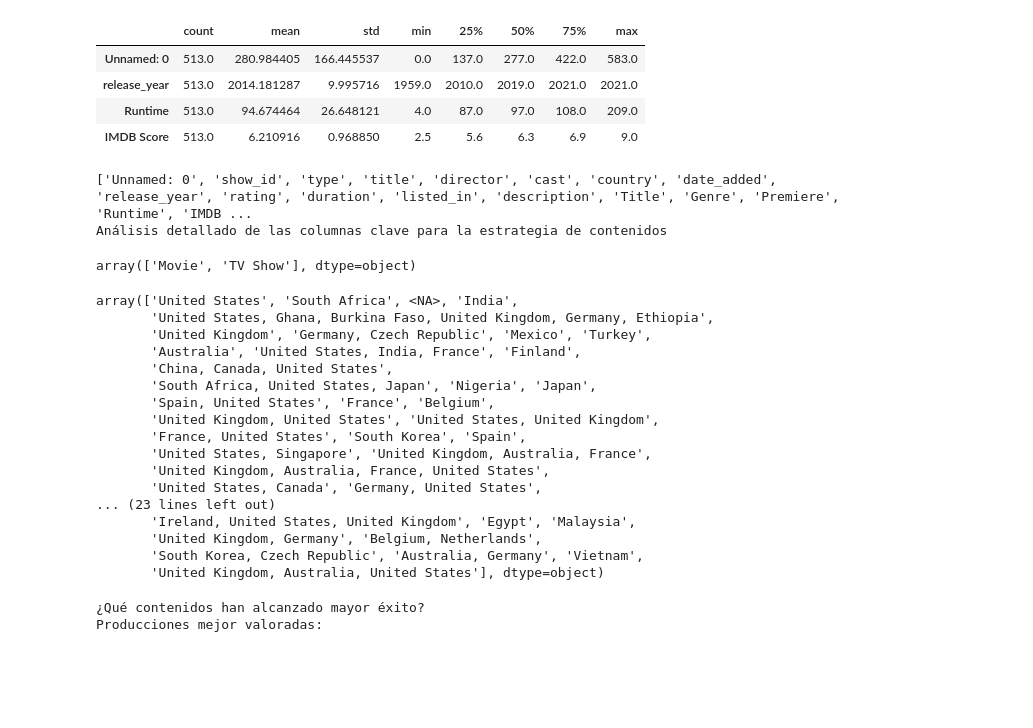
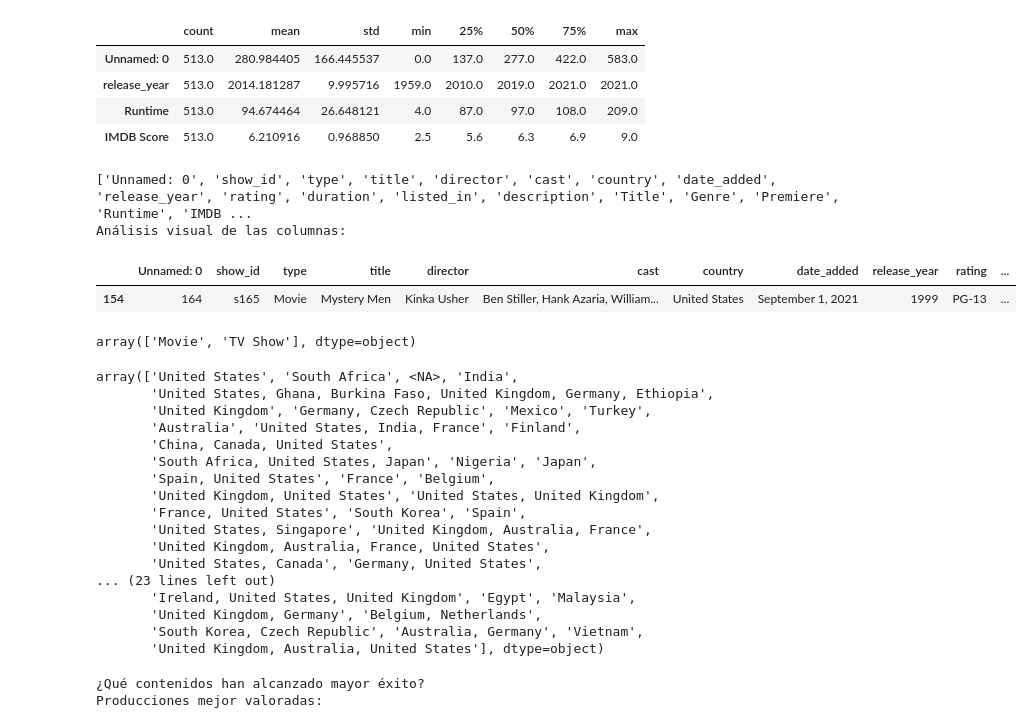
Before and after one commit to fatimaef/laboratorio-Pandas_produccionesdeNetflix, a Jupyter notebook: laboratorio-Pandas_Netflixproducciones/labPandas_Netflix_eda.ipynb, the cells around one changed output. Saved outputs shown, nothing was run; the diff lists cells and outputs as text; code cells hidden in the pictures; blank space fills up the shorter version.

```diff
--- a/laboratorio-Pandas_Netflixproducciones/labPandas_Netflix_eda.ipynb
+++ b/laboratorio-Pandas_Netflixproducciones/labPandas_Netflix_eda.ipynb
@@ -1,21 +1,21 @@
+# %%
+import pandas as pd
+
+# Cargar el archivo CSV
+df_netflix_edaproducciones = pd.read_csv(r"C:\Users\fatim\Hackio\Laboratorios\Pandaslab\laboratorio-Pandas-produccionesdeNetflix\laboratorio-Pandas_produccionesdeNetflix\laboratorio-Pandas_Netflixproducciones\data.netflix.csv")
+
+# Configurar Pandas para mostrar todas las filas y columnas de nuestro conjunto de datos
+pd.set_option('display.max_columns', None)
+pd.set_option('display.max_rows', None)
 # %%
-import pandas as pd
-
-# Cargar el archivo CSV
-df_netflix_edaproducciones = pd.read_csv(r"C:\Users\fatim\Downloads\laboratorio-Pandas_Netflixproducciones\data.netflix.csv")
-
-# Configurar Pandas para mostrar todas las filas y columnas de nuestro conjunto de datos
-pd.set_option('display.max_columns', None)
-pd.set_option('display.max_rows', None)
-
 # Mostrar los DataFrame completos a través de display(df_netflix_edaproducciones) para darle un formato más visual que el que devuelve print
 print("#### Dataframe de todas las producciones de Netflix ####")
-display(df_netflix_edaproducciones_info = {
+df_netflix_edaproducciones_info = {
     "Head": df_netflix_edaproducciones.head(),  # First few rows of the dataset
     "Shape": df_netflix_edaproducciones.shape,  # Dimensions of the dataset
     "Columns": df_netflix_edaproducciones.columns.tolist(),  # List of column names
     "Summary": df_netflix_edaproducciones.describe(include='all')  # Resumen estadístico de nuestras variables numéricas y categóricas
-})
+}
 
 display(df_netflix_edaproducciones_info)
 # %% [output]
@@ -175,13 +175,18 @@ Todas las estadísticas descriptivas de las producciones de Netflix
 # %%
 print(df_netflix_edaproducciones.columns.tolist())  # ¿cuáles son nuestras columnas?
 
-print("Análisis detallado de las columnas clave para la estrategia de contenidos")
+
+print("Análisis visual de las columnas:")
+display(df_netflix_edaproducciones.sample(1))
+
 
 display(df_netflix_edaproducciones["type"].unique())
 display(df_netflix_edaproducciones["country"].unique())
 # %% [output]
 ['Unnamed: 0', 'show_id', 'type', 'title', 'director', 'cast', 'country', 'date_added', 'release_year', 'rating', 'duration', 'listed_in', 'description', 'Title', 'Genre', 'Premiere', 'Runtime', 'IMDB ...
-Análisis detallado de las columnas clave para la estrategia de contenidos
+Análisis visual de las columnas:
+|  | Unnamed: 0 | show_id | type | title | director | cast | country | date_added | release_year | rating | ... |
+| 154 | 164 | s165 | Movie | Mystery Men | Kinka Usher | Ben Stiller, Hank Azaria, William... | United States | September 1, 2021 | 1999 | PG-13 | ... |
 array(['Movie', 'TV Show'], dtype=object)
 array(['United States', 'South Africa', <NA>, 'India',
        'United States, Ghana, Burkina Faso, United Kingdom, Germany, Ethiopia',
```
Also changed, not shown: parts of 1 cell of this notebook, 2 other files.
